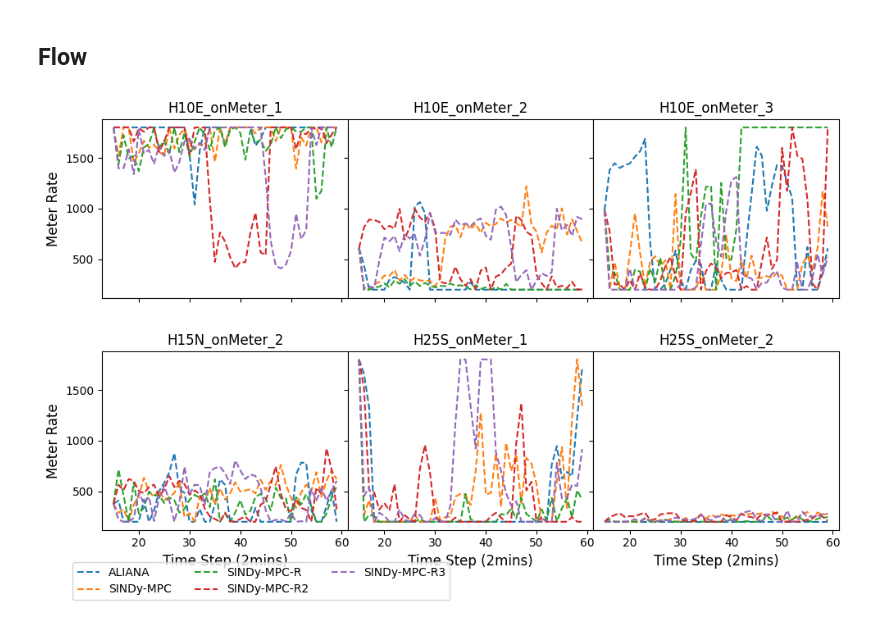
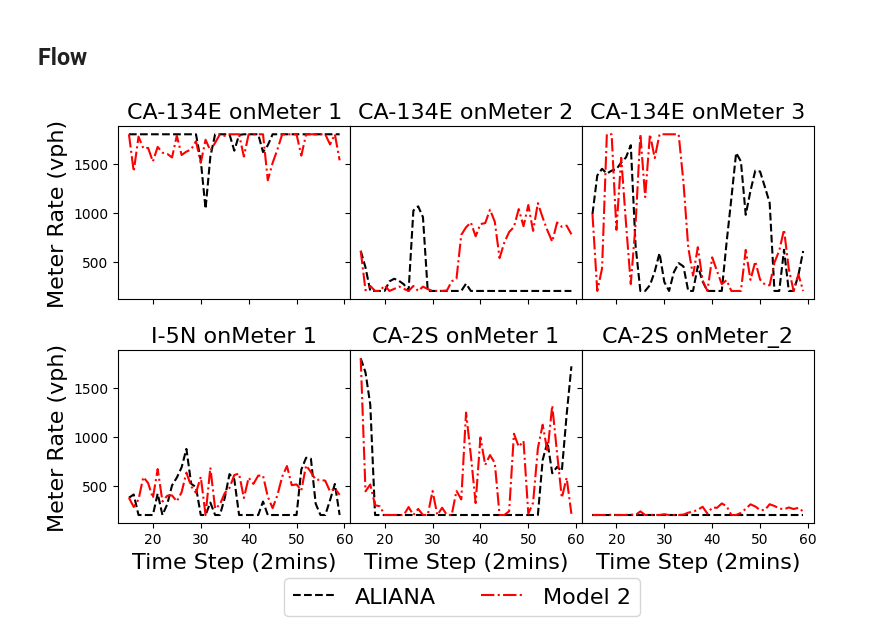
Before and after one commit to wzh96/SUMO_TrafficNetwork, a Jupyter notebook: 2DNetwork/Plots_2D.ipynb, the cells around one changed output. Saved outputs shown, nothing was run; the diff lists cells and outputs as text; code cells hidden in the pictures.

Commit message:
Update Plots Code

```diff
--- a/2DNetwork/Plots_2D.ipynb
+++ b/2DNetwork/Plots_2D.ipynb
@@ -29,6 +44,9 @@ control_input_MPC_R = pd.read_csv('Results/Meter_Rate_MPCRefine.csv')
 control_input_MPC_R2 = pd.read_csv('Results/Meter_Rate_MPCRefine2.csv')
 control_input_MPC_R3 = pd.read_csv('Results/Meter_Rate_MPCRefine3.csv')
 control_input_MPC_R4 = pd.read_csv('Results/Meter_Rate_MPCRefine4.csv')
+# %%
+control_input_ALIANA.rename(columns={"H10E_onMeter_1": "CA-134E onMeter 1", "H10E_onMeter_2": "CA-134E onMeter 2", "H10E_onMeter_3": "CA-134E onMeter 3",
+                                     "H15N_onMeter_2": "I-5N onMeter 1", "H25S_onMeter_1": "CA-2S onMeter 1", "H25S_onMeter_2": "CA-2S onMeter_2"}, inplace=True)
 # %%
 flow_all_open, speed_all_open, occupancy_all_open = flow_all_open.iloc[burnin_control_step:, :], speed_all_open.iloc[burnin_control_step:, :], occupancy_all_open.iloc[burnin_control_step:, :]
 flow_all_ALIANA, speed_all_ALIANA, occupancy_all_ALIANA = flow_all_ALIANA.iloc[burnin_control_step:, :], speed_all_ALIANA.iloc[burnin_control_step:, :], occupancy_all_ALIANA.iloc[burnin_control_step:, :]
@@ -54,36 +72,36 @@ flow_all_MPC_R3, speed_all_MPC_R3, occupancy_all_MPC_R3 = flow_all_MPC_R3.reset_
 flow_all_MPC_R4, speed_all_MPC_R4, occupancy_all_MPC_R4 = flow_all_MPC_R4.reset_index(drop=True),speed_all_MPC_R4.reset_index(drop=True),occupancy_all_MPC_R4.reset_index(drop=True)
 # %%
 plt.show()
-fig, axs = plt.subplots(nrows=2, ncols=3, figsize=(10, 6), sharex=True, sharey=True)
+fig, axs = plt.subplots(nrows=2, ncols=3, figsize=(8, 5), sharex=True, sharey=True)
 # Plot each column in a separate subplot
 for row in range(2):
     for col in range(3):
         index = row*3 + col
         # axs[row, col].plot(control_input_Random.iloc[:, index], "--", label='Random', linewidth=1)
-        axs[row, col].plot(control_input_ALIANA.iloc[:, index], "--", label='ALIANA', linewidth=1.5)
-        axs[row, col].plot(control_input_MPC.iloc[:, index], "--", label='SINDy-MPC',linewidth=1.5)
-        axs[row, col].plot(control_input_MPC_R.iloc[:, index], "--", label='SINDy-MPC-R',linewidth=1.5)
-        axs[row, col].plot(control_input_MPC_R2.iloc[:, index], "--", label='SINDy-MPC-R2',linewidth=1.5)
-        axs[row, col].plot(control_input_MPC_R3.iloc[:, index], "--", label='SINDy-MPC-R3',linewidth=1.5)
-        axs[row, col].set_title(control_input_ALIANA.columns[index], fontsize=12)
+        axs[row, col].plot(control_input_ALIANA.iloc[:, index], "--", label='ALIANA', linewidth=1.5, color = 'black')
+        # axs[row, col].plot(control_input_MPC.iloc[:, index], "--", label='SINDy-MPC',linewidth=1.5)
+        # axs[row, col].plot(control_input_MPC_R.iloc[:, index], "--", label='SINDy-MPC-R',linewidth=1.5)
+        # axs[row, col].plot(control_input_MPC_R2.iloc[:, index], "--", label='SINDy-MPC-R2',linewidth=1.5)
+        axs[row, col].plot(control_input_MPC_R4.iloc[:, index], "-.", label='Model 2',linewidth=1.5, color = 'red')
+        axs[row, col].set_title(control_input_ALIANA.columns[index], fontsize=16)
         # axs[row, col].legend(loc='lower right', fontsize=8, ncol=1)
 
 for col in range(3):
-    axs[1, col].set_xlabel('Time Step (2mins)', fontsize=12)
+    axs[1, col].set_xlabel('Time Step (2mins)', fontsize=16)
 
 for row in range(2):
-    axs[row, 0].set_ylabel('Meter Rate', fontsize=12)
+    axs[row, 0].set_ylabel('Meter Rate (vph)', fontsize=16)
 
 handles, labels = axs[0,0].get_legend_handles_labels()
-lgd = fig.legend(handles, labels, loc='lower left', bbox_to_anchor=(0.04,-0.05), fontsize=10, ncol = 3)
+lgd = fig.legend(handles, labels, loc='lower left', bbox_to_anchor=(0.3,-0.08), fontsize=16, ncol = 3)
 # Show the figure
 plt.tight_layout()
 plt.subplots_adjust(hspace=0.3, wspace=0)
 plt.rcParams['font.family'] = 'Times New Roman'
 plt.show()
 fig.savefig('Figures/Ramp_Rate.png', dpi=300, bbox_inches='tight')
 # %% [output]
-[figure, old version]
+[figure, new version]
 # %%
 flow_summary = pd.DataFrame(flow_all_open.mean(axis=0), columns=['No_Control'])
 flow_summary['ALIANA'] = flow_all_ALIANA.mean(axis=0)
```
Also changed, not shown: parts of 15 cells of this notebook, 11 other files.
